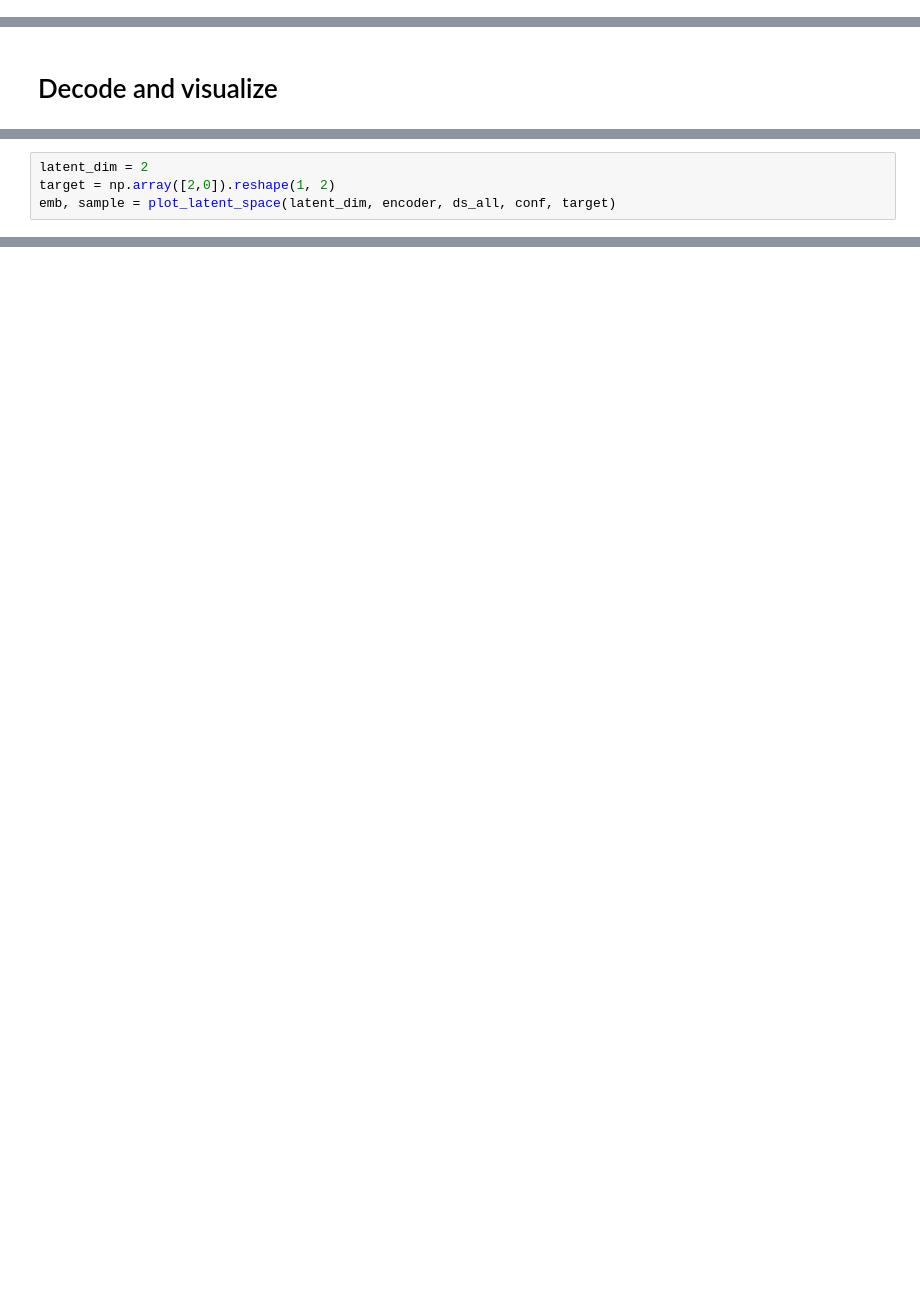
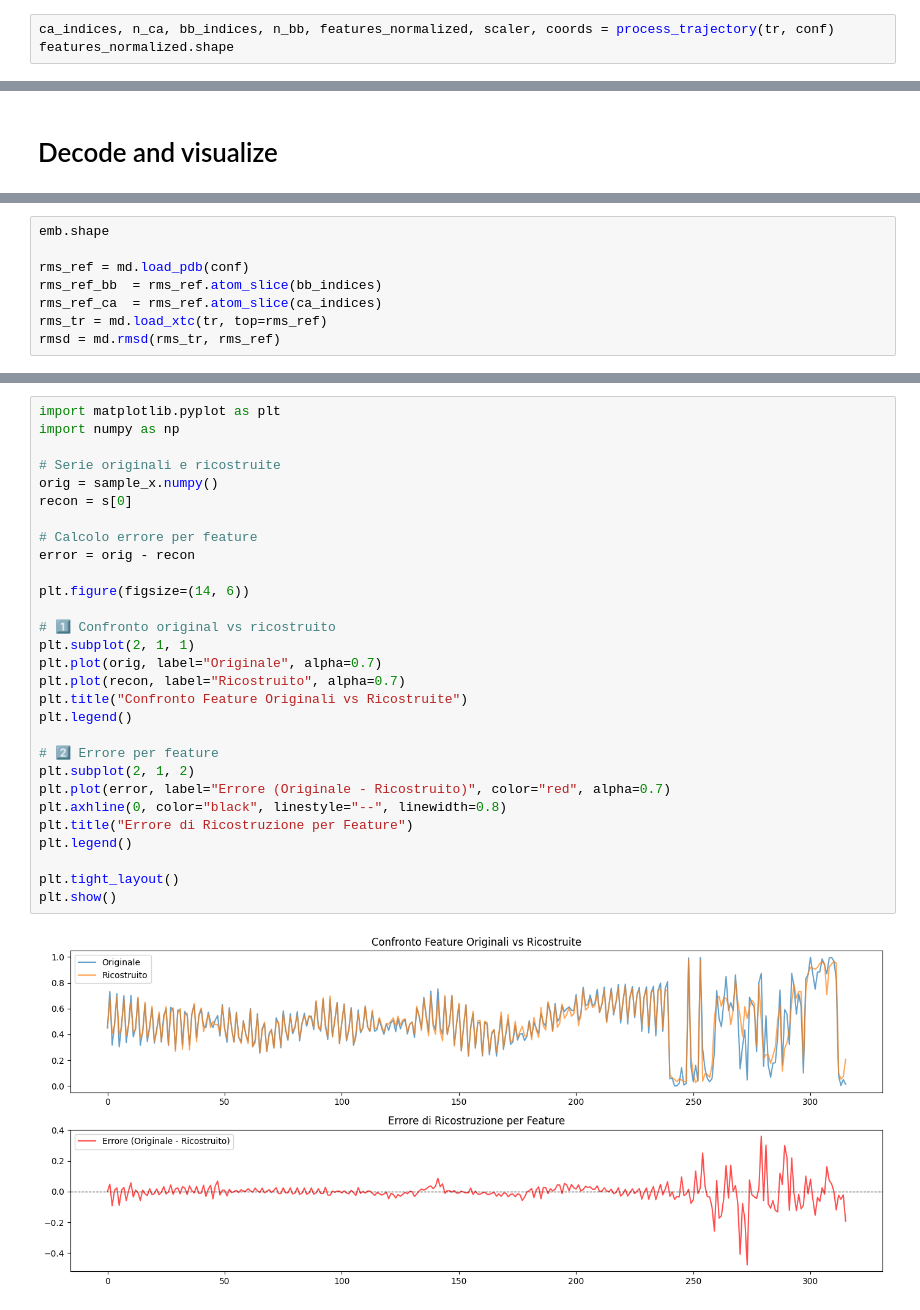
Before and after one commit to tedeschg/ASMSA, a Jupyter notebook: mydev/asmsa_ae.ipynb, the cells around one changed output, grey strips where cells are left out. Drawn from its saved outputs; the diff is of its cells as text; blank space fills up the shorter version.

```diff
--- a/mydev/asmsa_ae.ipynb
+++ b/mydev/asmsa_ae.ipynb
@@ -73,0 +113,3 @@ features_normalized.shape
+# %%
+ca_indices, n_ca, bb_indices, n_bb, features_normalized, scaler, coords = process_trajectory(tr, conf)
+features_normalized.shape
@@ -217,5 +245,9 @@ def plot_latent_space(latent_dim, encoder, dataset, conf, target, cmap='rainbow'
 # %%
-latent_dim = 2
-target = np.array([2,0]).reshape(1, 2)
-emb, sample = plot_latent_space(latent_dim, encoder, ds_all, conf, target)
+emb.shape
+
+rms_ref = md.load_pdb(conf)
+rms_ref_bb  = rms_ref.atom_slice(bb_indices)
+rms_ref_ca  = rms_ref.atom_slice(ca_indices)
+rms_tr = md.load_xtc(tr, top=rms_ref)
+rmsd = md.rmsd(rms_tr, rms_ref)
 # %%
@@ -245,0 +284,31 @@ view
+# %%
+import matplotlib.pyplot as plt
+import numpy as np
+
+# Serie originali e ricostruite
+orig = sample_x.numpy()
+recon = s[0]
+
+# Calcolo errore per feature
+error = orig - recon
+
+plt.figure(figsize=(14, 6))
+
+# 1️⃣ Confronto original vs ricostruito
+plt.subplot(2, 1, 1)
+plt.plot(orig, label="Originale", alpha=0.7)
+plt.plot(recon, label="Ricostruito", alpha=0.7)
+plt.title("Confronto Feature Originali vs Ricostruite")
+plt.legend()
+
+# 2️⃣ Errore per feature
+plt.subplot(2, 1, 2)
+plt.plot(error, label="Errore (Originale - Ricostruito)", color="red", alpha=0.7)
+plt.axhline(0, color="black", linestyle="--", linewidth=0.8)
+plt.title("Errore di Ricostruzione per Feature")
+plt.legend()
+
+plt.tight_layout()
+plt.show()
+# %% [output]
+[figure, added]
```
Also changed, not shown: parts of 25 cells of this notebook, 6 other files.
